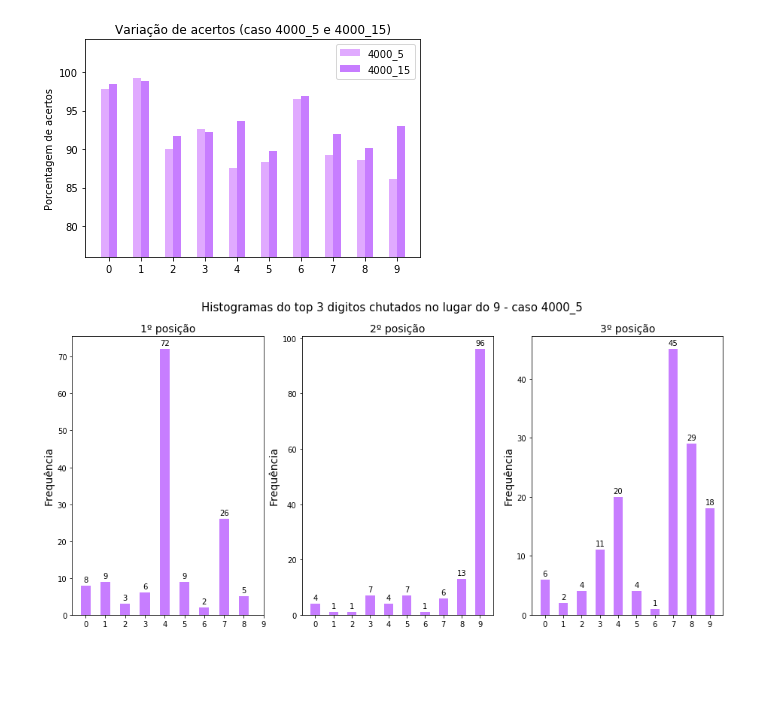
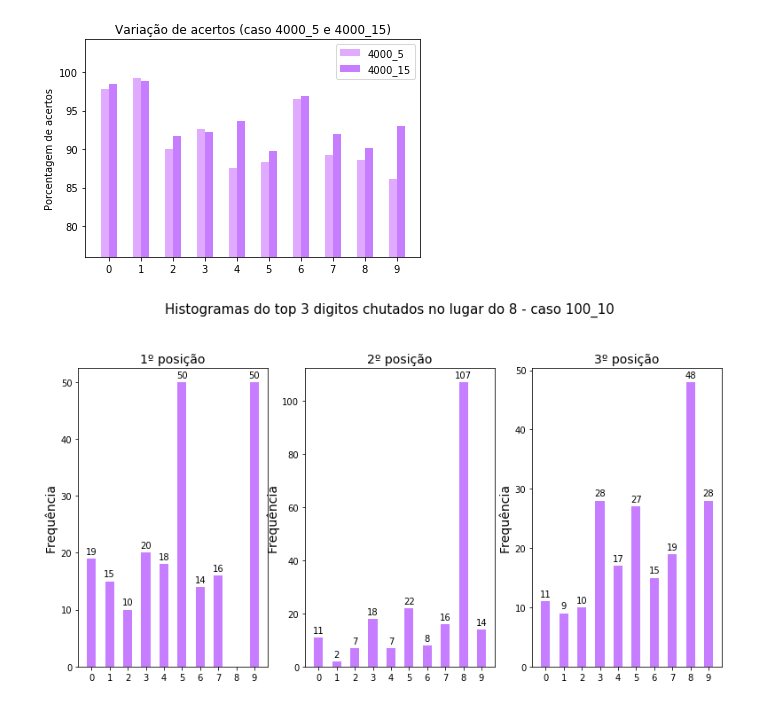
Before and after one commit to fredgrub/ep-digitos, a Jupyter notebook: EP - dígitos.ipynb, the cells around one changed output. Cells and saved outputs as stored; diff of their text form; code cells hidden in the pictures; blank space fills up the shorter version.

```diff
--- a/EP - dígitos.ipynb
+++ b/EP - dígitos.ipynb
@@ -1305,9 +1327,9 @@ def plot_top_k(topks, k, ndig, p, digito, preset):
     plt.savefig('figuras/top_{}-digito_{}-{}_{}.png'.format(k, digito, ndig, p), dpi=150)
     plt.show()
 # %%
-def create_top_plots(k=3, ndig=4000, p=5, digito=9, preset=(1,3)): # preset define como dispor as imagens (depende de k)
+def create_top_plots(k=3, ndig=100, p=10, digito=8, preset=(1,3)): # preset define como dispor as imagens (depende de k)
     topks = get_k_rank(k,ndig,p,digito)
     plot_top_k(topks,k,ndig,p,digito,preset)
 create_top_plots()
 # %% [output]
-[figure, old version]
+[figure, new version]
```
Also changed, not shown: parts of 14 cells of this notebook, 5 other files.
